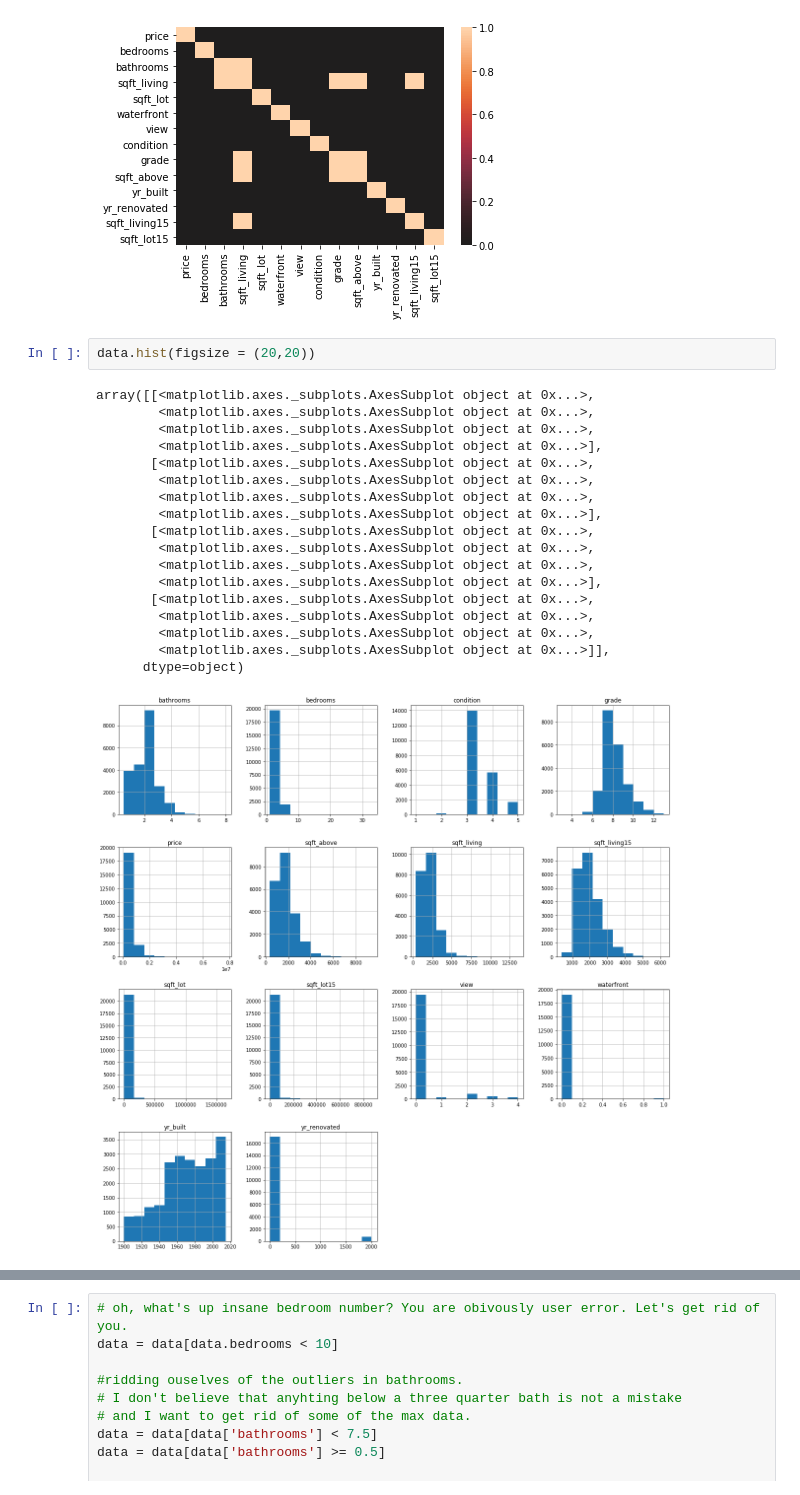
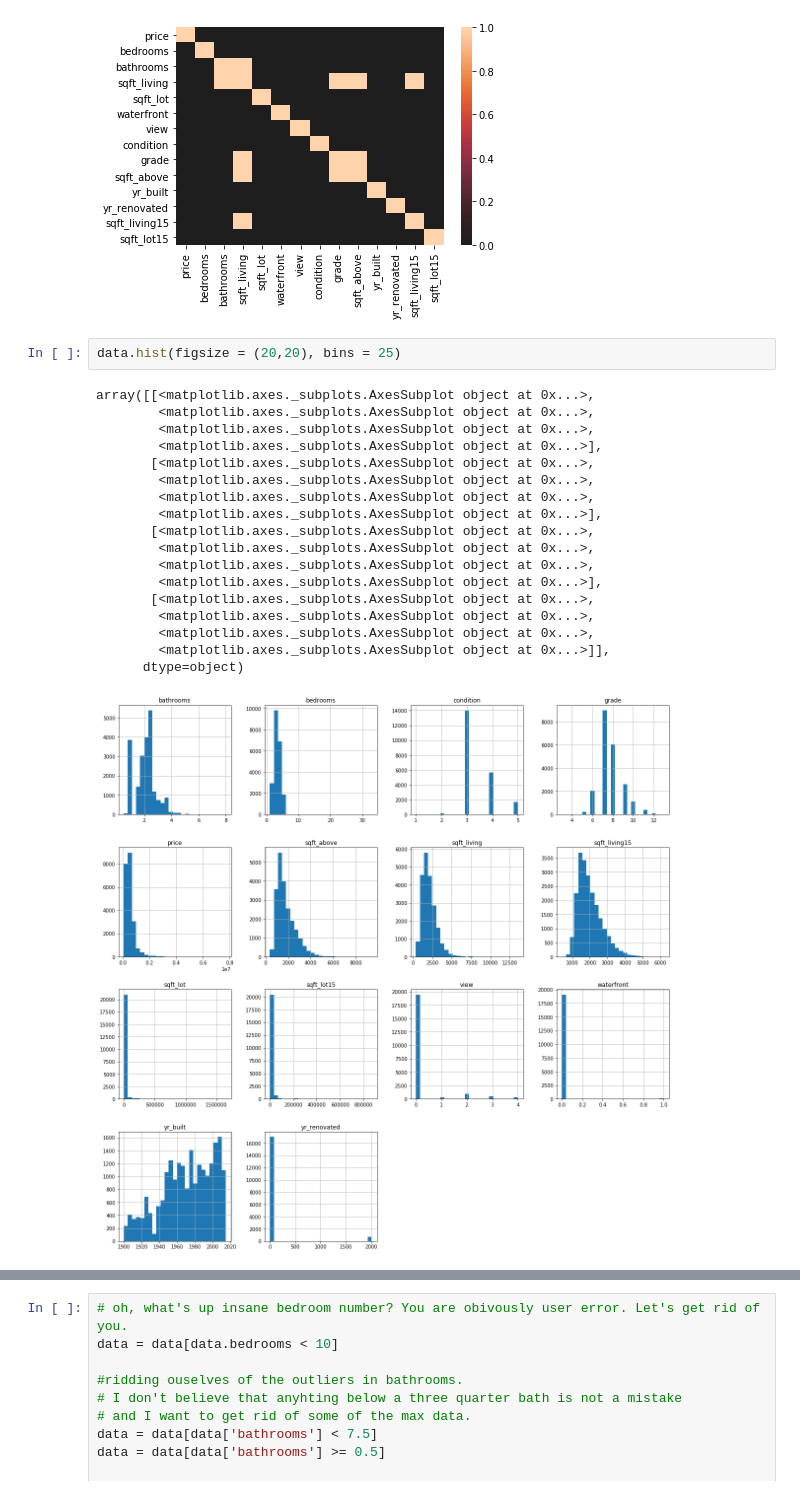
Before and after one commit to robblatt/dsc-v2-mod1-final-project-nyc-ds-career-042219, a Jupyter notebook: Mod 1.ipynb, the cells around one changed output, grey strips where cells are left out. Drawn from its saved outputs; the diff is of its cells as text.

```diff
--- a/Mod 1.ipynb
+++ b/Mod 1.ipynb
@@ -31,23 +51,23 @@ sns.heatmap(abs(data.corr()) > 0.75, center=0)
 <matplotlib.axes._subplots.AxesSubplot at 0x...>
 [figure]
 # %%
-data.hist(figsize = (20,20))
+data.hist(figsize = (20,20), bins = 25)
 # %% [output]
 array([[<matplotlib.axes._subplots.AxesSubplot object at 0x...>,
         <matplotlib.axes._subplots.AxesSubplot object at 0x...>,
         <matplotlib.axes._subplots.AxesSubplot object at 0x...>,
         <matplotlib.axes._subplots.AxesSubplot object at 0x...>],
        [<matplotlib.axes._subplots.AxesSubplot object at 0x...>,
         <matplotlib.axes._subplots.AxesSubplot object at 0x...>,
         <matplotlib.axes._subplots.AxesSubplot object at 0x...>,
         <matplotlib.axes._subplots.AxesSubplot object at 0x...>],
        [<matplotlib.axes._subplots.AxesSubplot object at 0x...>,
         <matplotlib.axes._subplots.AxesSubplot object at 0x...>,
         <matplotlib.axes._subplots.AxesSubplot object at 0x...>,
         <matplotlib.axes._subplots.AxesSubplot object at 0x...>],
        [<matplotlib.axes._subplots.AxesSubplot object at 0x...>,
         <matplotlib.axes._subplots.AxesSubplot object at 0x...>,
         <matplotlib.axes._subplots.AxesSubplot object at 0x...>,
         <matplotlib.axes._subplots.AxesSubplot object at 0x...>]],
       dtype=object)
-[figure, old version]
+[figure, new version]
```
Also changed, not shown: parts of 51 cells of this notebook.
